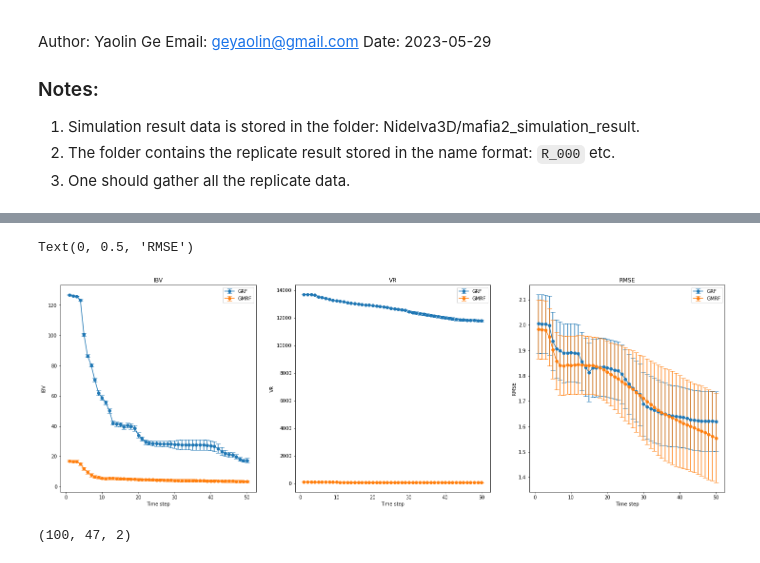
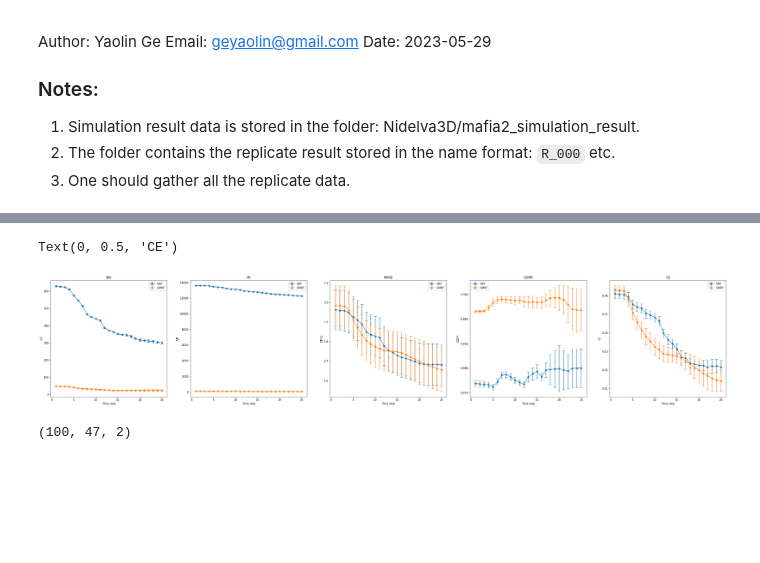
Before and after one commit to MASCOT-NTNU/TAICHI, a Jupyter notebook: Nidelva3D/EDA_Simulation/eda_simulation_result.ipynb, the cells around one changed output, grey strips where cells are left out. Drawn from its saved outputs; the diff is of its cells as text; code cells hidden in the pictures; blank space fills up the shorter version.

```diff
--- a/Nidelva3D/EDA_Simulation/eda_simulation_result.ipynb
+++ b/Nidelva3D/EDA_Simulation/eda_simulation_result.ipynb
@@ -23,6 +23,8 @@ files.sort()
 IBV = []
 VR = []
 RMSE = []
+CORR = []
+CE = []
 ind_start = 0
 ind_end = 25
 
@@ -30,13 +32,17 @@ for file in files:
     if file != ".DS_Store":
         filepath = datafolder + file + "/"
         df = pd.read_csv(filepath + "metrics.csv")
-        IBV.append(np.stack((df["ibv_grf"].to_numpy()[ind_start:], df['ibv_gmrf'].to_numpy()[ind_start:]), axis=1))
-        VR.append(np.stack((df["vr_grf"].to_numpy()[ind_start:], df['vr_gmrf'].to_numpy()[ind_start:]), axis=1))
-        RMSE.append(np.stack((df["rmse_grf"].to_numpy()[ind_start:], df['rmse_gmrf'].to_numpy()[ind_start:]), axis=1))
+        IBV.append(np.stack((df["ibv_grf"].to_numpy()[ind_start:ind_end], df['ibv_gmrf'].to_numpy()[ind_start:ind_end]), axis=1))
+        VR.append(np.stack((df["vr_grf"].to_numpy()[ind_start:ind_end], df['vr_gmrf'].to_numpy()[ind_start:ind_end]), axis=1))
+        RMSE.append(np.stack((df["rmse_grf"].to_numpy()[ind_start:ind_end], df['rmse_gmrf'].to_numpy()[ind_start:ind_end]), axis=1))
+        CORR.append(np.stack((df["corr_grf"].to_numpy()[ind_start:ind_end], df['corr_gmrf'].to_numpy()[ind_start:ind_end]), axis=1))
+        CE.append(np.stack((df["ce_grf"].to_numpy()[ind_start:ind_end], df['ce_gmrf'].to_numpy()[ind_start:ind_end]), axis=1))
 
 IBV = np.array(IBV)
 VR = np.array(VR)
 RMSE = np.array(RMSE)
+CORR = np.array(CORR)
+CE = np.array(CE)
 
 def percentize_metric(value):
     value_temp = value.copy()
@@ -48,4 +54,6 @@ def percentize_metric(value):
 ibv = percentize_metric(IBV)
 vr = percentize_metric(VR)
 rmse = percentize_metric(RMSE)
+corr = percentize_metric(CORR)
+ce = percentize_metric(CE)
 # %%
@@ -79,31 +103,47 @@ Text(0, 0.5, 'RMSE (%)')
 # %%
-plt.figure(figsize=(25, 8))
-plt.subplot(1, 3, 1)
+plt.figure(figsize=(45, 8))
+plt.subplot(1, 5, 1)
 plt.title("IBV")
 plt.errorbar(np.arange(1, IBV.shape[1]+1), np.mean(IBV[:, :, 0], axis=0), yerr=np.std(IBV[:, :, 0], axis=0), fmt='-o', capsize=5, label="GRF")
 plt.errorbar(np.arange(1, IBV.shape[1]+1), np.mean(IBV[:, :, 1], axis=0), yerr=np.std(IBV[:, :, 1], axis=0), fmt='-o', capsize=5, label="GMRF")
 plt.legend()
 plt.xlabel("Time step")
 plt.ylabel("IBV")
 
-plt.subplot(1, 3, 2)
+plt.subplot(1, 5, 2)
 plt.title("VR")
 plt.errorbar(np.arange(1, VR.shape[1]+1), np.mean(VR[:, :, 0], axis=0), yerr=np.std(VR[:, :, 0], axis=0), fmt='-o', capsize=5, label="GRF")
 plt.errorbar(np.arange(1, VR.shape[1]+1), np.mean(VR[:, :, 1], axis=0), yerr=np.std(VR[:, :, 1], axis=0), fmt='-o', capsize=5, label="GMRF")
 plt.legend()
 plt.xlabel("Time step")
 plt.ylabel("VR")
 
-plt.subplot(1, 3, 3)
+plt.subplot(1, 5, 3)
 plt.title("RMSE")
 plt.errorbar(np.arange(1, RMSE.shape[1]+1), np.mean(RMSE[:, :, 0], axis=0), yerr=np.std(RMSE[:, :, 0], axis=0), fmt='-o', capsize=5, label="GRF")
 plt.errorbar(np.arange(1, RMSE.shape[1]+1), np.mean(RMSE[:, :, 1], axis=0), yerr=np.std(RMSE[:, :, 1], axis=0), fmt='-o', capsize=5, label="GMRF")
 plt.legend()
 plt.xlabel("Time step")
 plt.ylabel("RMSE")
+
+plt.subplot(1, 5, 4)
+plt.title("CORR")
+plt.errorbar(np.arange(1, CORR.shape[1]+1), np.mean(CORR[:, :, 0], axis=0), yerr=np.std(CORR[:, :, 0], axis=0), fmt='-o', capsize=5, label="GRF")
+plt.errorbar(np.arange(1, CORR.shape[1]+1), np.mean(CORR[:, :, 1], axis=0), yerr=np.std(CORR[:, :, 1], axis=0), fmt='-o', capsize=5, label="GMRF")
+plt.legend()
+plt.xlabel("Time step")
+plt.ylabel("CORR")
+
+plt.subplot(1, 5, 5)
+plt.title("CE")
+plt.errorbar(np.arange(1, CE.shape[1]+1), np.mean(CE[:, :, 0], axis=0), yerr=np.std(CE[:, :, 0], axis=0), fmt='-o', capsize=5, label="GRF")
+plt.errorbar(np.arange(1, CE.shape[1]+1), np.mean(CE[:, :, 1], axis=0), yerr=np.std(CE[:, :, 1], axis=0), fmt='-o', capsize=5, label="GMRF")
+plt.legend()
+plt.xlabel("Time step")
+plt.ylabel("CE")
 # %% [output]
-Text(0, 0.5, 'RMSE')
+Text(0, 0.5, 'CE')
-[figure, old version]
+[figure, new version]
 # %%
 IBV.shape
 # %% [output]
```
Also changed, not shown: parts of 1 cell of this notebook.
